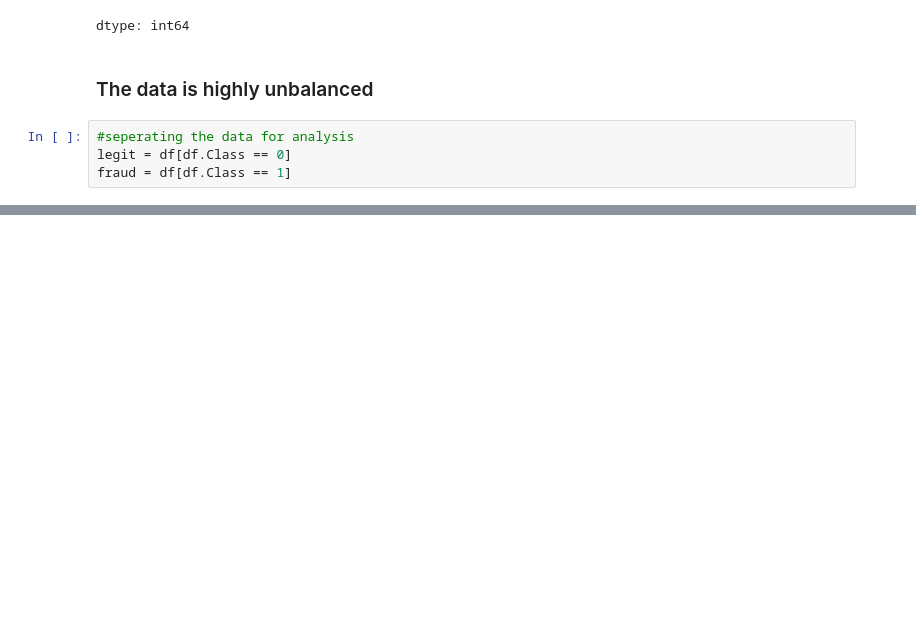
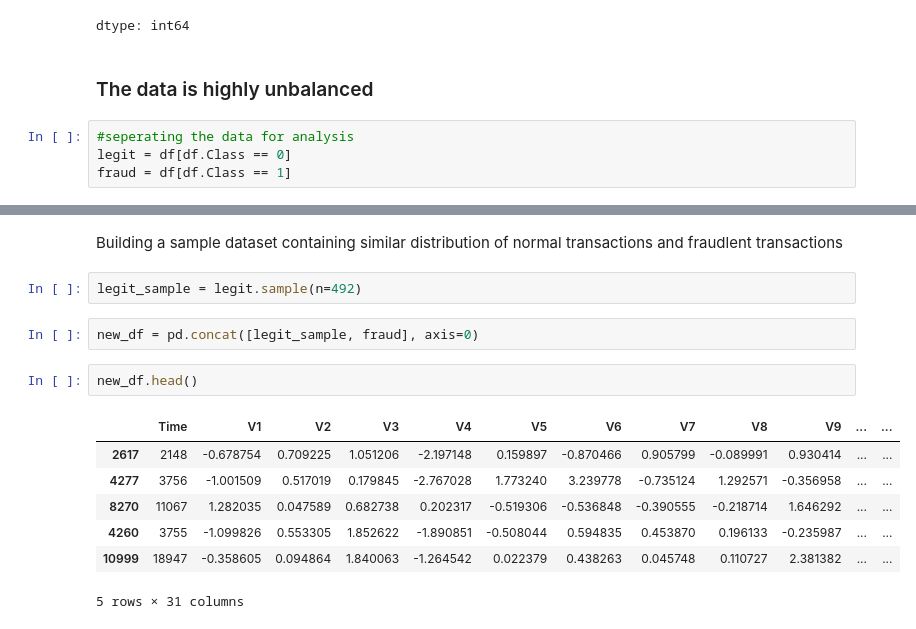
Before and after one commit to Syeda-Eman/Machine_Learning, a Jupyter notebook: Credit_Card_Fraud_Detection.ipynb, the cells around one changed output, grey strips where cells are left out. Drawn from its saved outputs; the diff is of its cells as text; blank space fills up the shorter version.

Commit message:
Credit card Fraud Detection using logisitc regression.

```diff
--- a/Credit_Card_Fraud_Detection.ipynb
+++ b/Credit_Card_Fraud_Detection.ipynb
@@ -73,0 +109,16 @@ print(fraud.shape)
+# %% [markdown]
+Building a sample dataset containing similar distribution of normal transactions and fraudlent transactions
+# %%
+legit_sample = legit.sample(n=492)
+# %%
+new_df = pd.concat([legit_sample, fraud], axis=0)
+# %%
+new_df.head()
+# %% [output]
+|  | Time | V1 | V2 | V3 | V4 | V5 | V6 | V7 | V8 | V9 | ... | ... |
+| 2617 | 2148 | -0.678754 | 0.709225 | 1.051206 | -2.197148 | 0.159897 | -0.870466 | 0.905799 | -0.089991 | 0.930414 | ... | ... |
+| 4277 | 3756 | -1.001509 | 0.517019 | 0.179845 | -2.767028 | 1.773240 | 3.239778 | -0.735124 | 1.292571 | -0.356958 | ... | ... |
+| 8270 | 11067 | 1.282035 | 0.047589 | 0.682738 | 0.202317 | -0.519306 | -0.536848 | -0.390555 | -0.218714 | 1.646292 | ... | ... |
+| 4260 | 3755 | -1.099826 | 0.553305 | 1.852622 | -1.890851 | -0.508044 | 0.594835 | 0.453870 | 0.196133 | -0.235987 | ... | ... |
+| 10999 | 18947 | -0.358605 | 0.094864 | 1.840063 | -1.264542 | 0.022379 | 0.438263 | 0.045748 | 0.110727 | 2.381382 | ... | ... |
+5 rows × 31 columns
```
Also changed, not shown: parts of 17 cells of this notebook.
